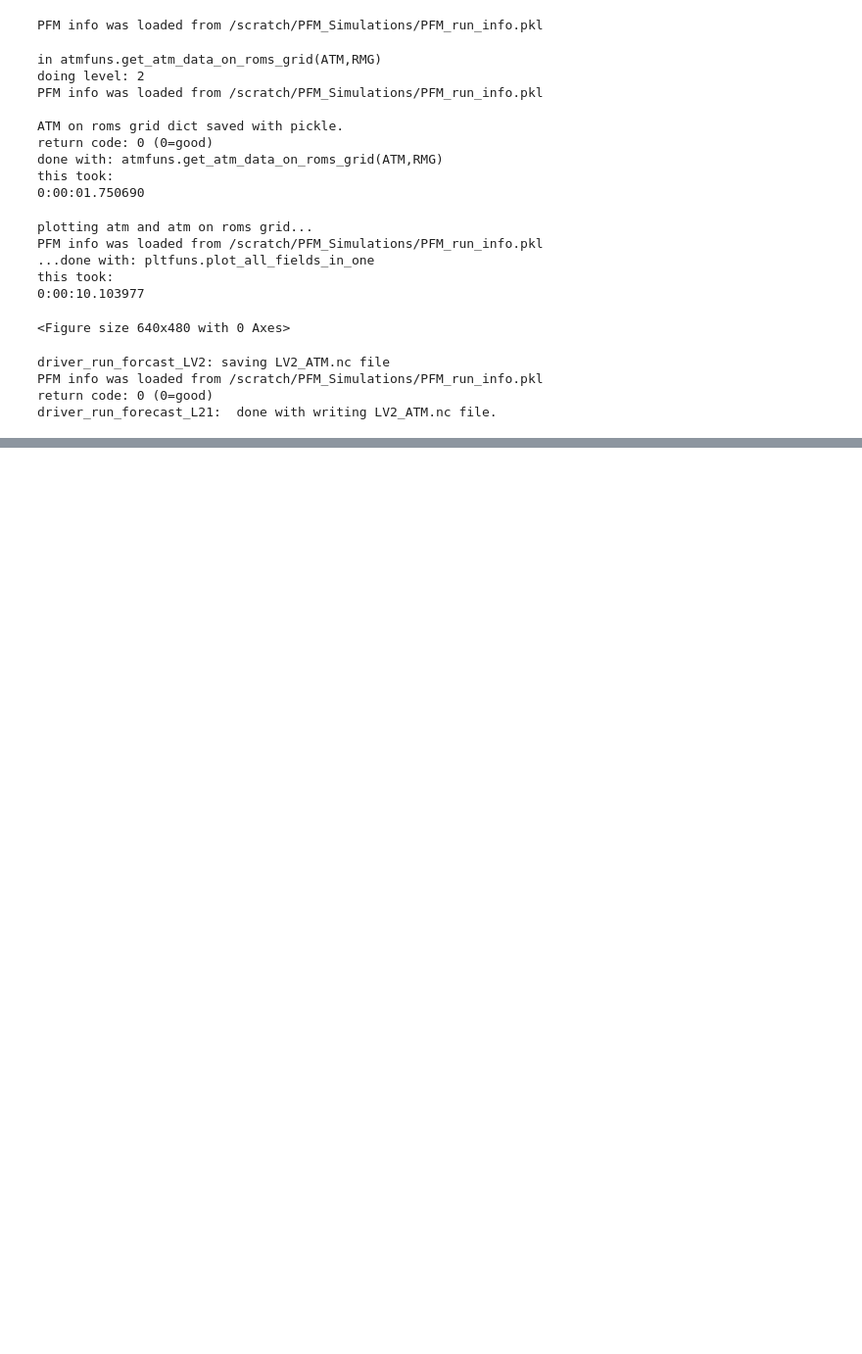
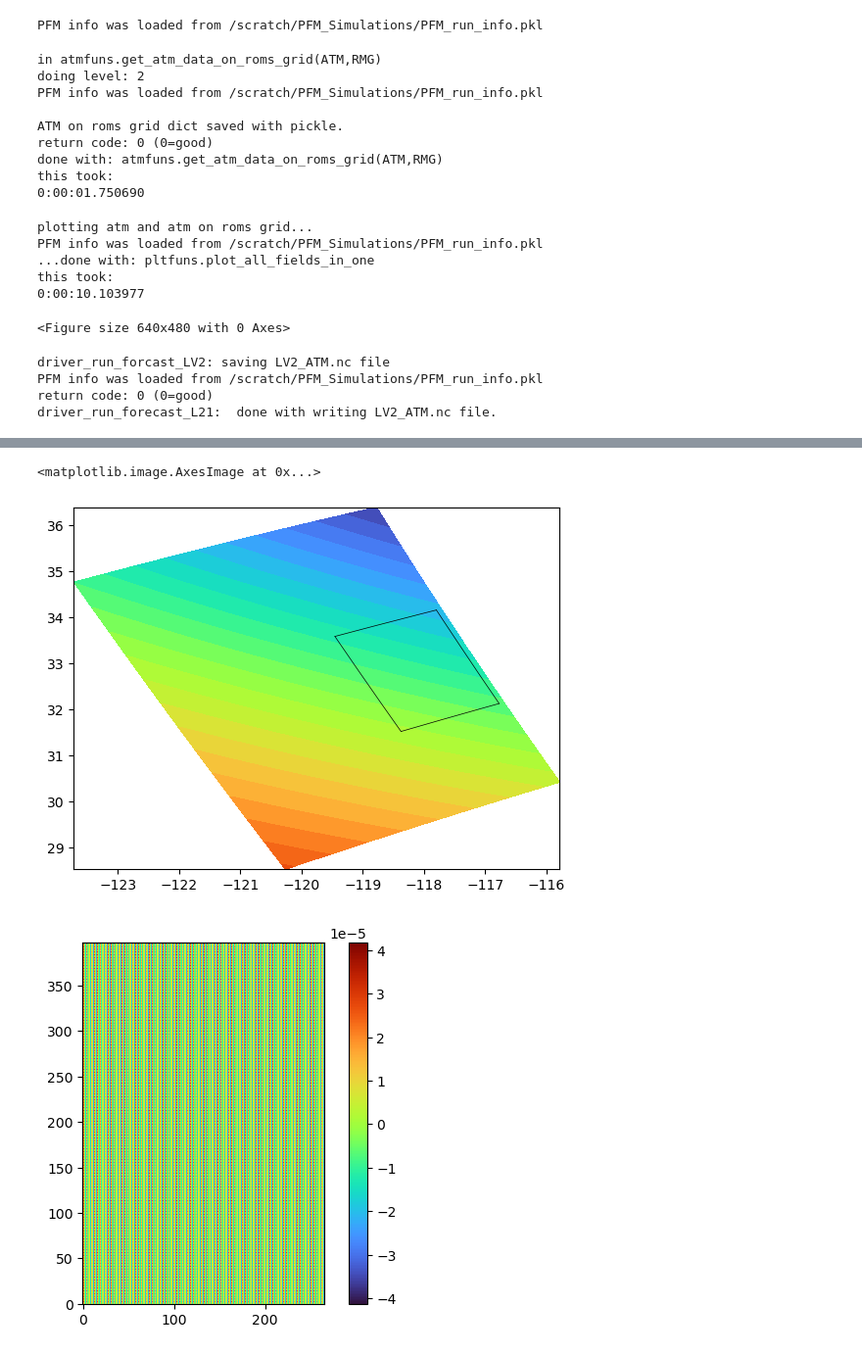
Before and after one commit to mspydell/PFM, a Jupyter notebook: driver/driver_run_LV2_v1.ipynb, the cells around one changed output, grey strips where cells are left out. Shown at 98% size. Cells and saved outputs as stored; diff of their text form; code cells hidden in the pictures; blank space fills up the shorter version.

```diff
--- a/driver/driver_run_LV2_v1.ipynb
+++ b/driver/driver_run_LV2_v1.ipynb
@@ -100,0 +283,19 @@ driver_run_forecast_L21:  done with writing LV2_ATM.nc file.
+# %%
+
+
+fig, ax = plt.subplots()
+lvs = np.arange(.35,.5,.005)
+ax.contourf(ln1, lt1, zzf, lvs )
+ax.contourf(ln2, lt2, G2['angle'], lvs )
+pltfuns.plot_roms_box(ax, G2)
+
+fig, ax = plt.subplots()
+pos=ax.imshow(G2['angle'] - zzfi ,origin='lower')
+fig.colorbar(pos,ax=ax)
+
+fig, ax = plt.subplots()
+ax.imshow(zzfi,origin='lower')
+# %% [output]
+<matplotlib.image.AxesImage at 0x...>
+[figure, added]
+[figure, added]
```
Also changed, not shown: parts of 10 cells of this notebook, 2 other files.
